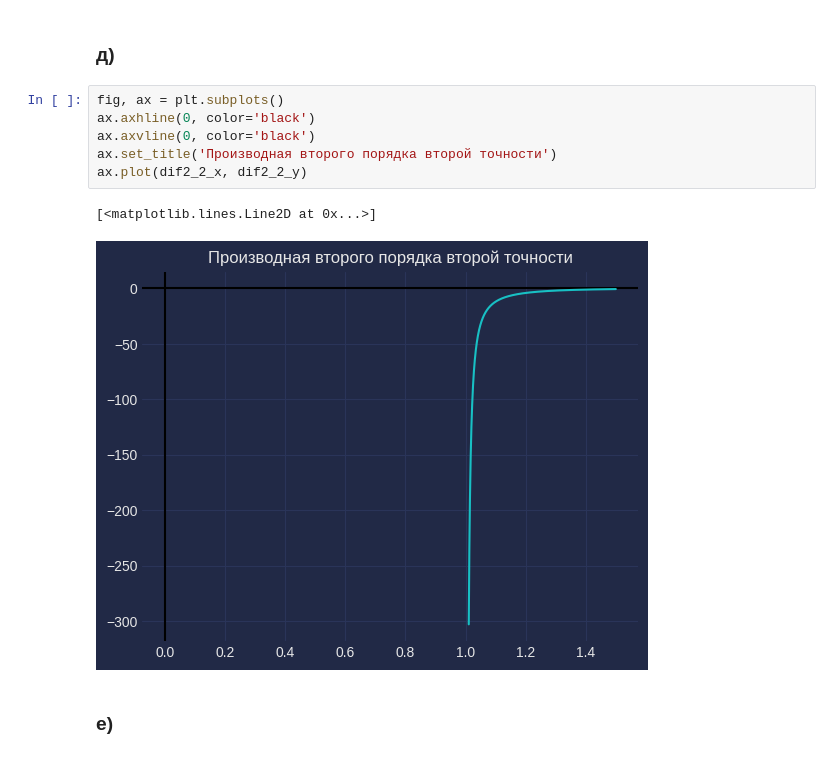
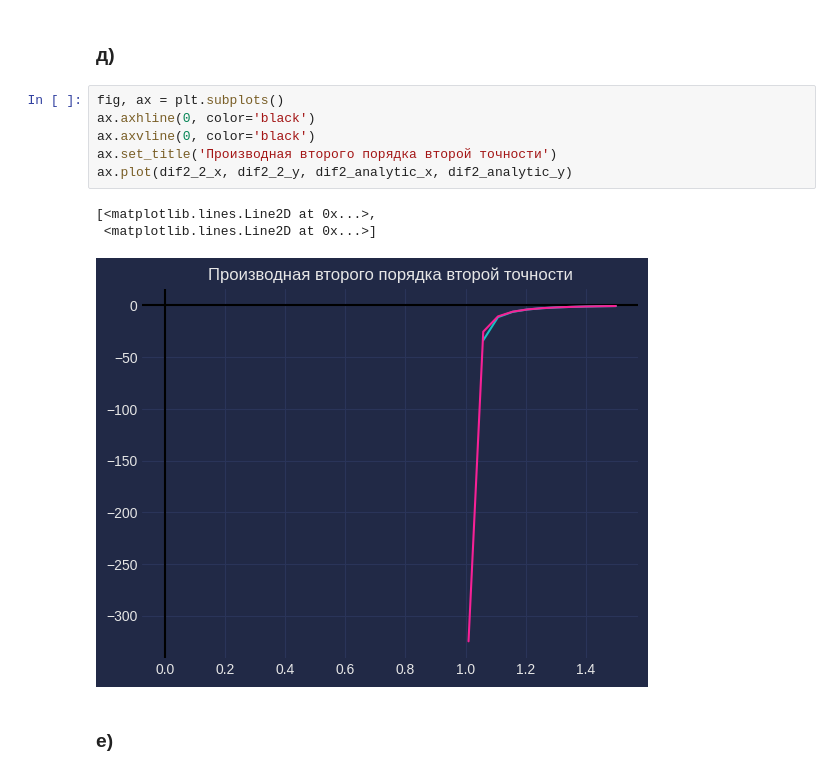
Before and after one commit to lukovkin-a-volsu/lab-sem4-numerical-methods, a Jupyter notebook: Laboratory-Report-1/lab_sem4_numerical_methods_1.ipynb, the cells around one changed output. Drawn from its saved outputs; the diff is of its cells as text.

```diff
--- a/Laboratory-Report-1/lab_sem4_numerical_methods_1.ipynb
+++ b/Laboratory-Report-1/lab_sem4_numerical_methods_1.ipynb
@@ -225,12 +227,13 @@ ax.plot(dif1_2_x, dif1_2_y)
 # %%
 fig, ax = plt.subplots()
 ax.axhline(0, color='black')
 ax.axvline(0, color='black')
 ax.set_title('Производная второго порядка второй точности')
-ax.plot(dif2_2_x, dif2_2_y)
+ax.plot(dif2_2_x, dif2_2_y, dif2_analytic_x, dif2_analytic_y)
 # %% [output]
-[<matplotlib.lines.Line2D at 0x...>]
+[<matplotlib.lines.Line2D at 0x...>,
+ <matplotlib.lines.Line2D at 0x...>]
-[figure, old version]
+[figure, new version]
 # %% [markdown]
 ### e)
 # %%
```
Also changed, not shown: parts of 4 cells of this notebook.
